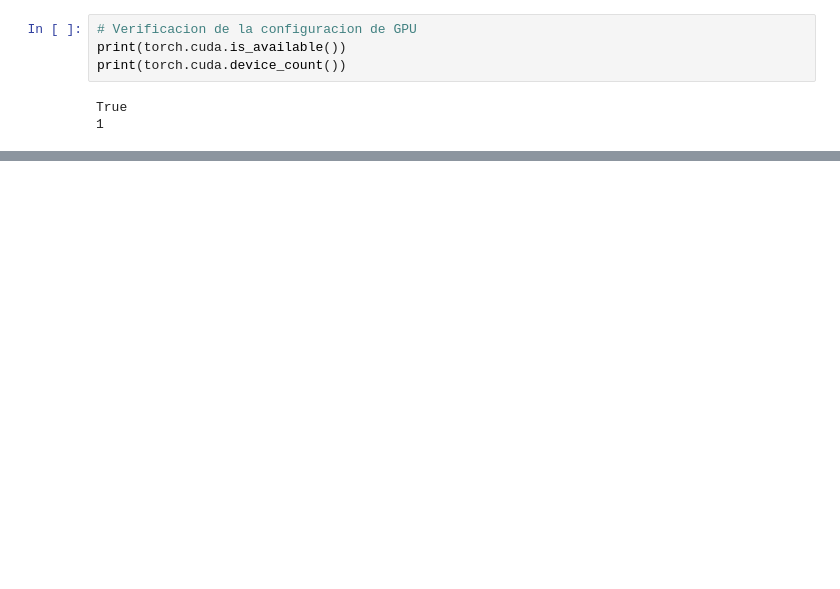
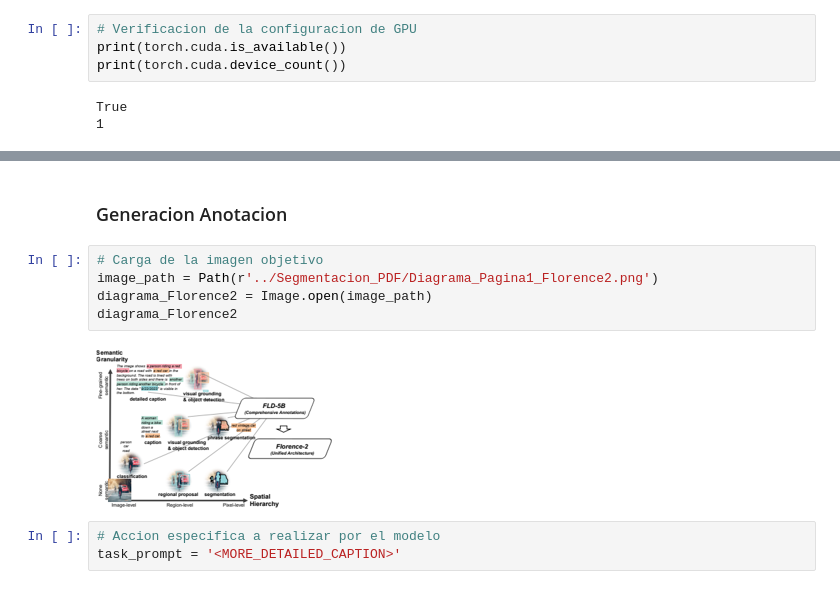
Before and after one commit to Roi90/Lervis, a Jupyter notebook: Anotacion_Florence2/Florence2_Anotacion_Diagrama_Extraido.ipynb, the cells around one changed output, grey strips where cells are left out. Drawn from its saved outputs; the diff is of its cells as text; blank space fills up the shorter version.

Commit message:
Anotacion Diagrama

```diff
--- a/Anotacion_Florence2/Florence2_Anotacion_Diagrama_Extraido.ipynb
+++ b/Anotacion_Florence2/Florence2_Anotacion_Diagrama_Extraido.ipynb
@@ -28,0 +51,12 @@ A new version of the following files was downloaded from https://huggingface.co/
+# %% [markdown]
+### Generacion Anotacion
+# %%
+# Carga de la imagen objetivo
+image_path = Path(r'../Segmentacion_PDF/Diagrama_Pagina1_Florence2.png')
+diagrama_Florence2 = Image.open(image_path)
+diagrama_Florence2
+# %% [output]
+[figure, added]
+# %%
+# Accion especifica a realizar por el modelo
+task_prompt = '<MORE_DETAILED_CAPTION>'
```
Also changed, not shown: parts of 6 cells of this notebook.
